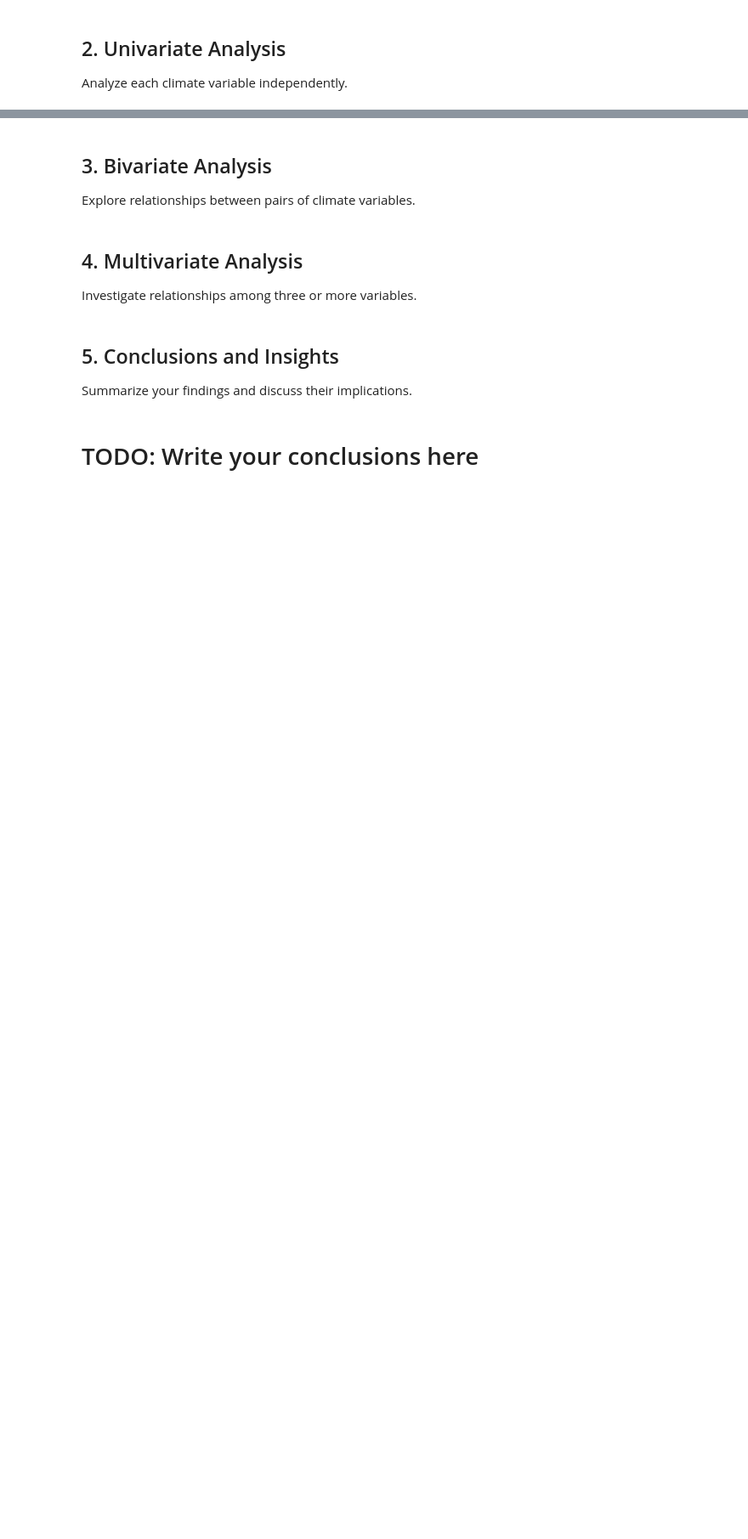
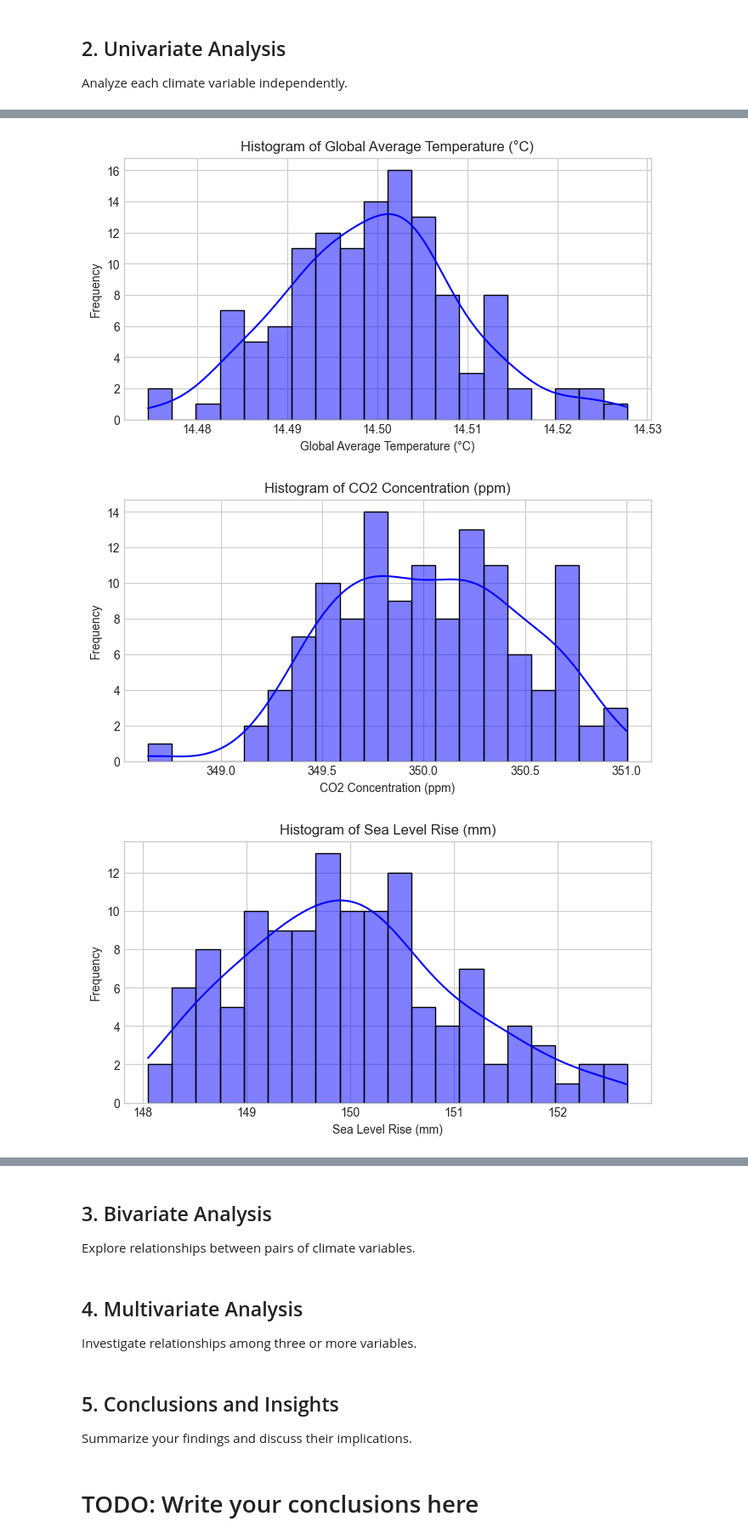
Before and after one commit to Omdena-NIC-Nepal/complete-eda-assignment-group-a-projecthub, a Jupyter notebook: starter-notebook.ipynb, the cells around one changed output, grey strips where cells are left out. Shown: that part at 85% size. Cells and saved outputs as stored; diff of their text form; code cells hidden in the pictures; blank space fills up the shorter version.

```diff
--- a/starter-notebook.ipynb
+++ b/starter-notebook.ipynb
@@ -64,0 +75,29 @@ Analyze each climate variable independently.
+# %%
+# TODO: Perform univariate analysis for each climate variable
+# Include descriptive statistics and appropriate visualizations
+# Your code here
+
+# Descriptive Statistics
+# Select the column for analysis
+column_names = ["Global Average Temperature (°C)", "CO2 Concentration (ppm)", "Sea Level Rise (mm)", "Arctic Ice Area (million km²)"]
+
+for column in column_names:
+    data = df_new[column]
+    mean_val = data.mean()
+    median_val = data.median()
+    std_dev = data.std()
+    variance = data.var()
+    min_val = data.min()
+    max_val = data.max()
+    range_val = max_val - min_val
+
+    # Print statistics
+    print(f"Univariate Analysis for {column}:")
+    print(f"Mean: {mean_val:.2f}")
+    print(f"Median: {median_val:.2f}")
+    print(f"Standard Deviation: {std_dev:.2f}")
+    print(f"Variance: {variance:.2f}")
+    print(f"Min: {min_val:.2f}")
+    print(f"Max: {max_val:.2f}")
+    print(f"Range: {range_val:.2f}")
+    print("\n")
@@ -64,0 +122,14 @@ Analyze each climate variable independently.
+# %%
+# Histogram to check distribution
+for column in column_names:
+    data = df_new[column]
+    plt.figure(figsize=(8, 4))
+    sns.histplot(data, bins=20, kde=True, color='blue')
+    plt.title(f'Histogram of {column}')
+    plt.xlabel(column)
+    plt.ylabel('Frequency')
+    plt.show()
+# %% [output]
+[figure, added]
+[figure, added]
+[figure, added]
```
Also changed, not shown: parts of 6 cells of this notebook.
